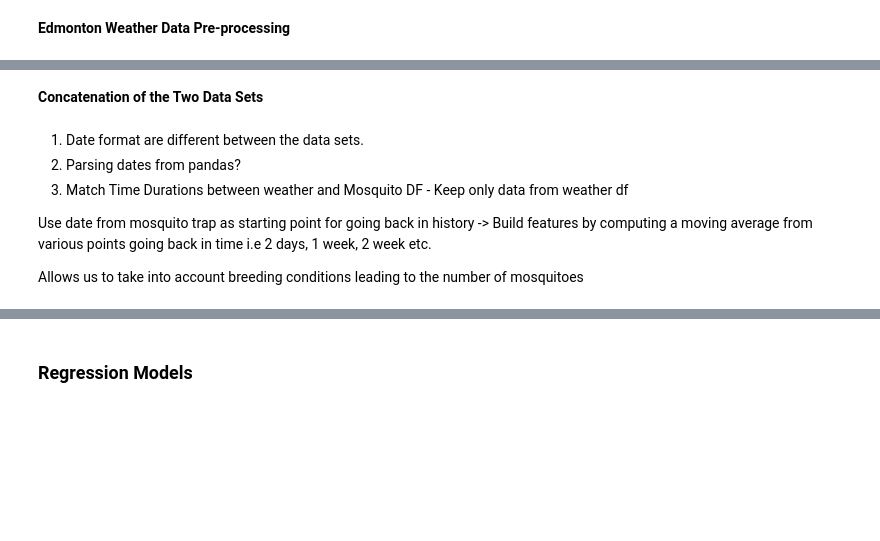
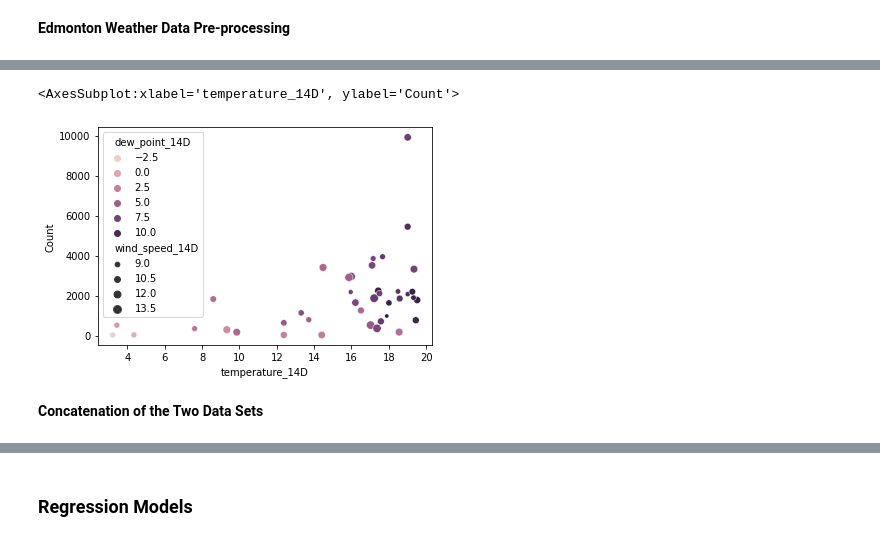
Before and after one commit to sharyar/vigilant-meme, a Jupyter notebook: task1_notebook.ipynb, the cells around one changed output, grey strips where cells are left out. Cells and saved outputs as stored; diff of their text form; code cells hidden in the pictures; blank space fills up the shorter version.

```diff
--- a/task1_notebook.ipynb
+++ b/task1_notebook.ipynb
@@ -69,11 +82,7 @@ def moving_average(df, col_name, num_of_days):
+# %%
+sns.scatterplot(data=merged_df, x='temperature_14D', y='Count', hue='dew_point_14D', size='wind_speed_14D')
+# %% [output]
+<AxesSubplot:xlabel='temperature_14D', ylabel='Count'>
+[figure, added]
 # %% [markdown]
 <b>Concatenation of the Two Data Sets</b>
-# %% [markdown]
-1. Date format are different between the data sets.
-2. Parsing dates from pandas?
-4. Match Time Durations between weather and Mosquito DF - Keep only data from weather df
-
-Use date from mosquito trap as starting point for going back in history -> Build features by
-computing a moving average from various points going back in time i.e 2 days, 1 week, 2 week etc.
-
-Allows us to take into account breeding conditions leading to the number of mosquitoes
```
Also changed, not shown: parts of 70 cells of this notebook, 2 other files.
